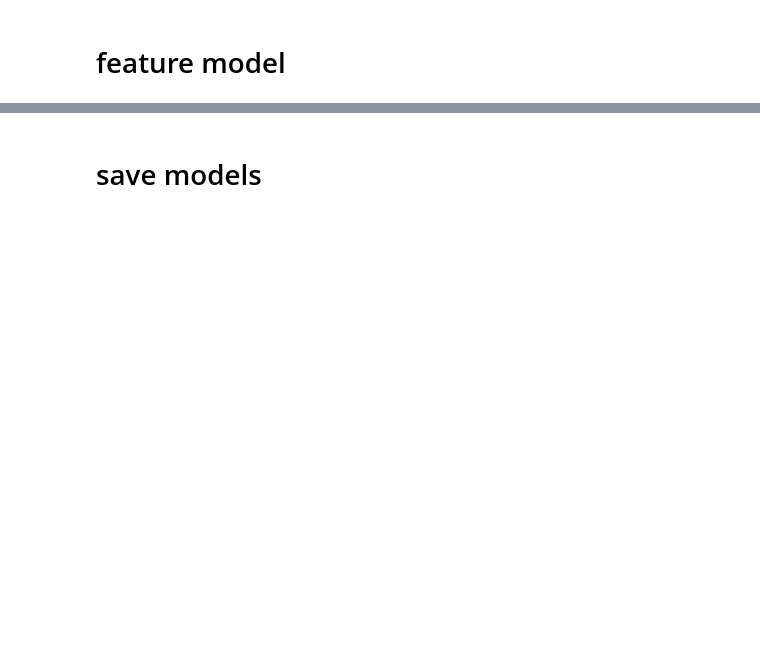
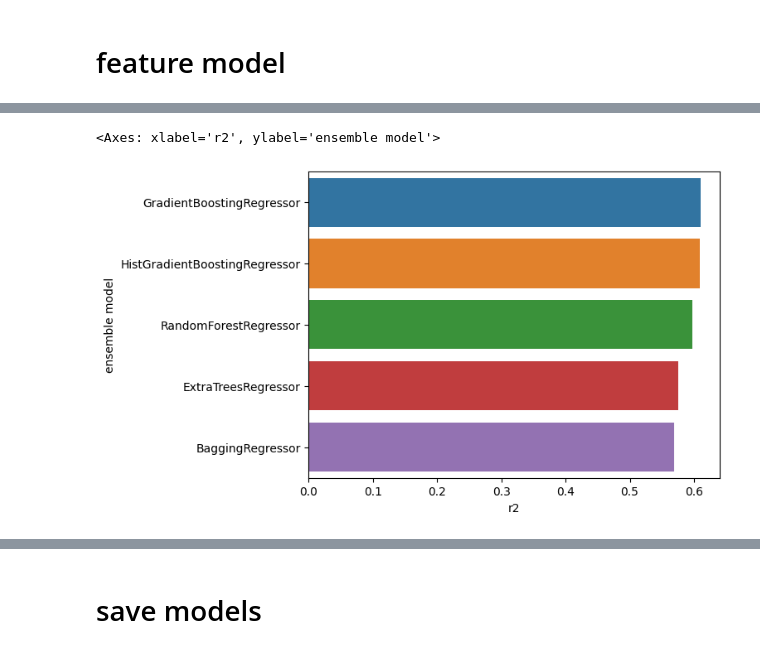
Before and after one commit to j-rig/ml-capstone, a Jupyter notebook: 20.5 8 Machine Learning (DL) 3.ipynb, the cells around one changed output, grey strips where cells are left out. Drawn from its saved outputs; the diff is of its cells as text; code cells hidden in the pictures; blank space fills up the shorter version.

```diff
--- a/20.5 8 Machine Learning (DL) 3.ipynb
+++ b/20.5 8 Machine Learning (DL) 3.ipynb
@@ -93,0 +211,14 @@ fr2
+# %%
+def test_model(model, X_train, y_train, X_test, y_test):
+    print(f'testing {model}...')
+    regr_= eval(model)()
+    regr_.fit(X_train, y_train)
+    y_pred = regr_.predict(X_test)
+    r2=r2_score(y_test,y_pred)
+    print(f'{model}: {r2}')
+    return r2
+# %%
+em_r2_scores={}
+# %%
+for m in ensemble_models:
+   em_r2_scores[m]=test_model(m,Xft_train,yft_train, Xft_test, yft_test)
@@ -93,0 +236,11 @@ fr2
+# %%
+dfr=pd.DataFrame.from_dict(em_r2_scores,'index')
+dfr['ensemble model']=dfr.index
+dfr['r2']=dfr[0]
+dfr=dfr[dfr.r2 > 0]
+dfr=dfr.sort_values('r2',ascending=False)
+# %%
+sns.barplot(dfr,x='r2', y='ensemble model',orient='h')
+# %% [output]
+<Axes: xlabel='r2', ylabel='ensemble model'>
+[figure, added]
```
Also changed, not shown: parts of 43 cells of this notebook, 8 other files.
